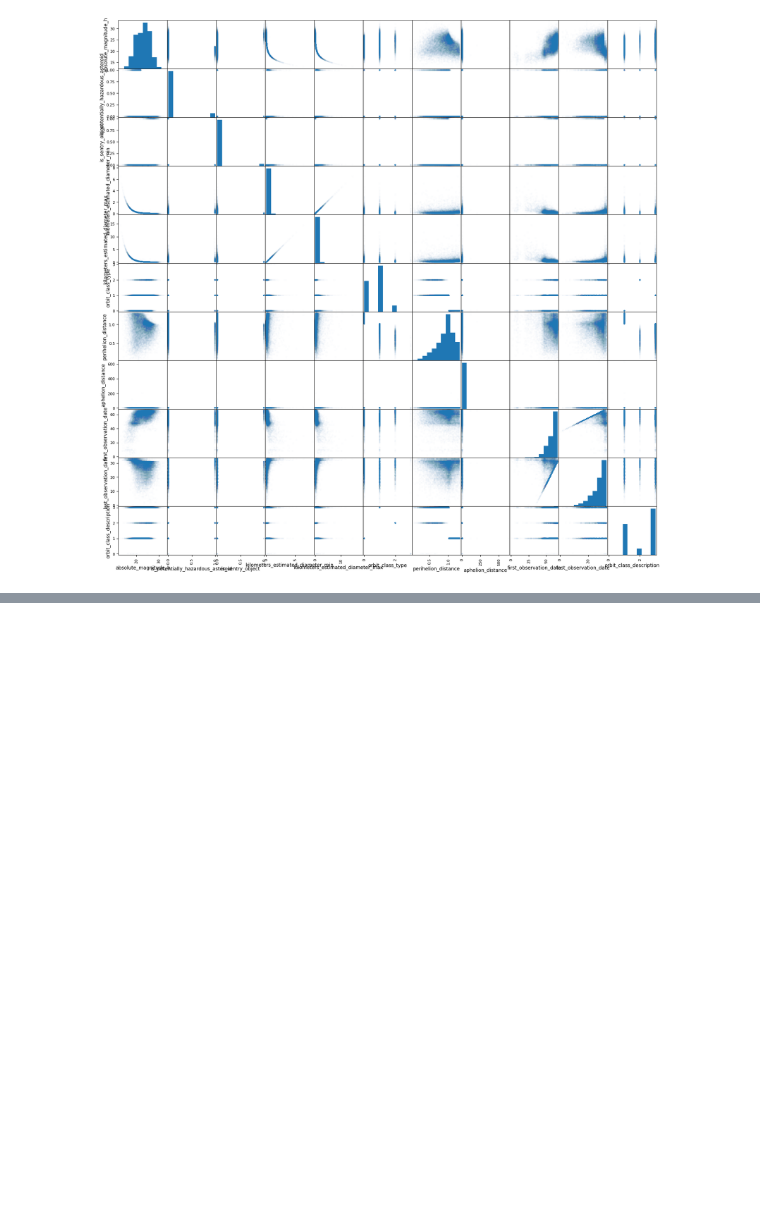
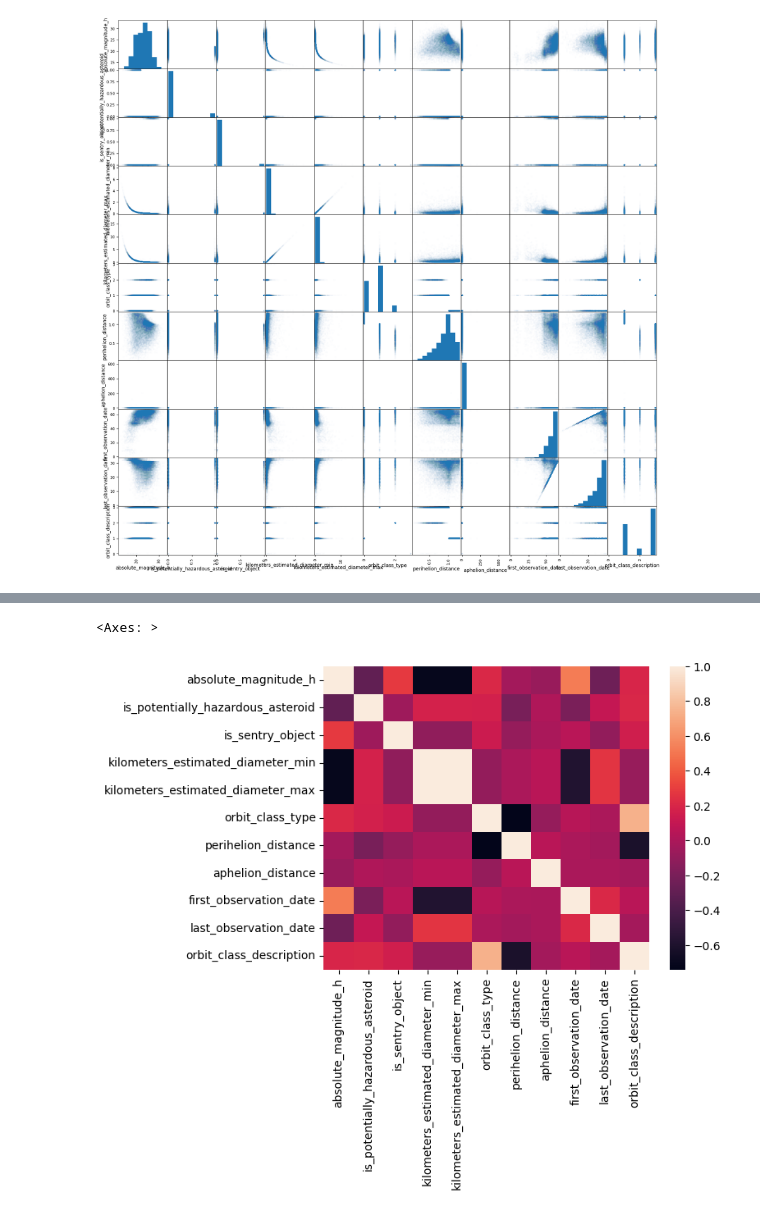
Before and after one commit to diall38/Machine-Learning, a Jupyter notebook: nasa-near-earth-objects.ipynb, the cells around one changed output, grey strips where cells are left out. Cells and saved outputs as stored; diff of their text form; code cells hidden in the pictures; blank space fills up the shorter version.

```diff
--- a/nasa-near-earth-objects.ipynb
+++ b/nasa-near-earth-objects.ipynb
@@ -213,3 +213,8 @@ df.corr()
 | first_observation_date | 0.520848 | -0.202053 | 0.048992 | -0.589966 | ... |
 | last_observation_date | -0.250442 | 0.100948 | -0.105523 | 0.262973 | ... |
 | orbit_class_description | 0.196812 | 0.201525 | 0.154503 | -0.080573 | ... |
+# %%
+sns.heatmap(df.corr())
+# %% [output]
+<Axes: >
+[figure, added]
```
Also changed, not shown: parts of 9 cells of this notebook.
